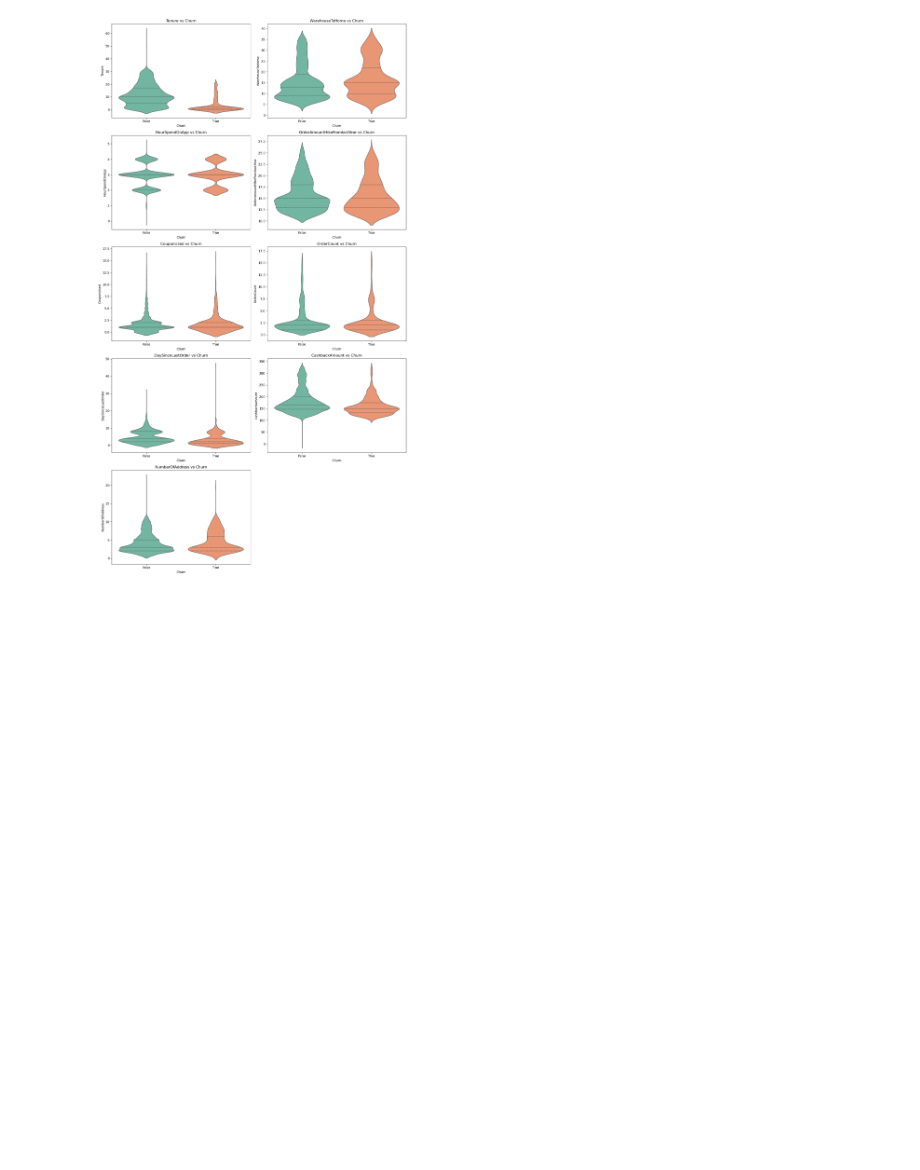
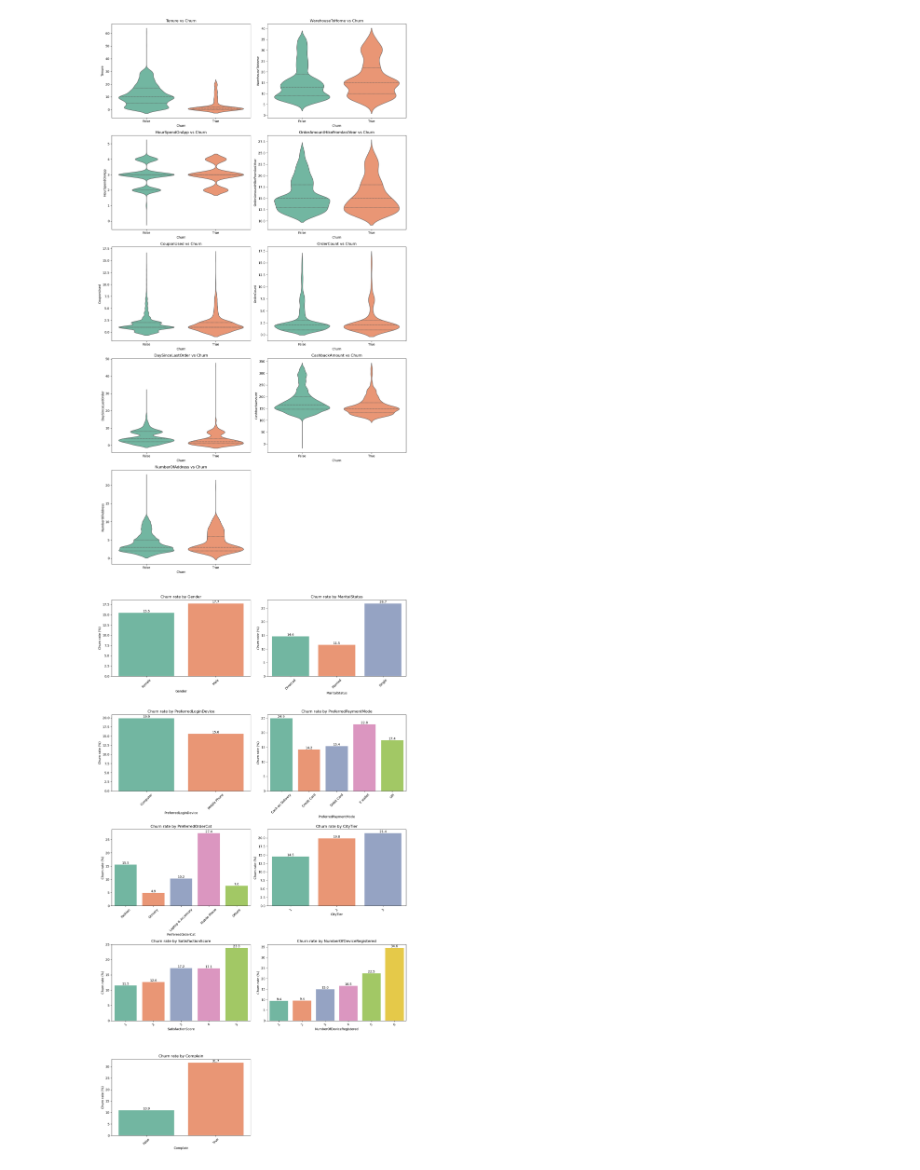
Before and after one commit to EkamjotSingh240/Customer-Churn-Prediction-System, a Jupyter notebook: src/02_eda.ipynb, the cells around one changed output. Saved outputs shown, nothing was run; the diff lists cells and outputs as text; code cells hidden in the pictures; blank space fills up the shorter version.

```diff
--- a/src/02_eda.ipynb
+++ b/src/02_eda.ipynb
@@ -181,3 +181,25 @@ plt.savefig('../eda/numeric_vs_churn_violinplots.png', dpi=300, bbox_inches='tig
 plt.show()
 # %% [output]
 [figure]
+# %%
+fig,axes = plt.subplots(5,2,figsize = (14,25))
+axes = axes.flatten()
+
+for i, col in enumerate(categorical_columns):
+    churn_rate = df.groupby(col, observed= True)["Churn"].mean().sort_values(ascending = False) * 100
+
+    sns.barplot(x= churn_rate.index, y = churn_rate.values, hue = churn_rate.index, palette = "Set2", legend = False, ax = axes[i])
+    axes[i].set_title(f"Churn rate by {col}")
+    axes[i].set_xlabel(col)
+    axes[i].set_ylabel("Churn rate (%)")
+    axes[i].tick_params(axis = "x", rotation = 45)
+
+    for container in axes[i].containers:
+        axes[i].bar_label(container, fmt = "%.1f")
+
+axes[-1].axis("off")
+plt.tight_layout()
+# plt.savefig("../eda/churn_rate_by_categorical_columns.png",dpi = 300, bbox_inches = "tight", facecolor = "white")
+plt.show()
+# %% [output]
+[figure, added]
```
Also changed, not shown: parts of 15 cells of this notebook, 6 other files.
